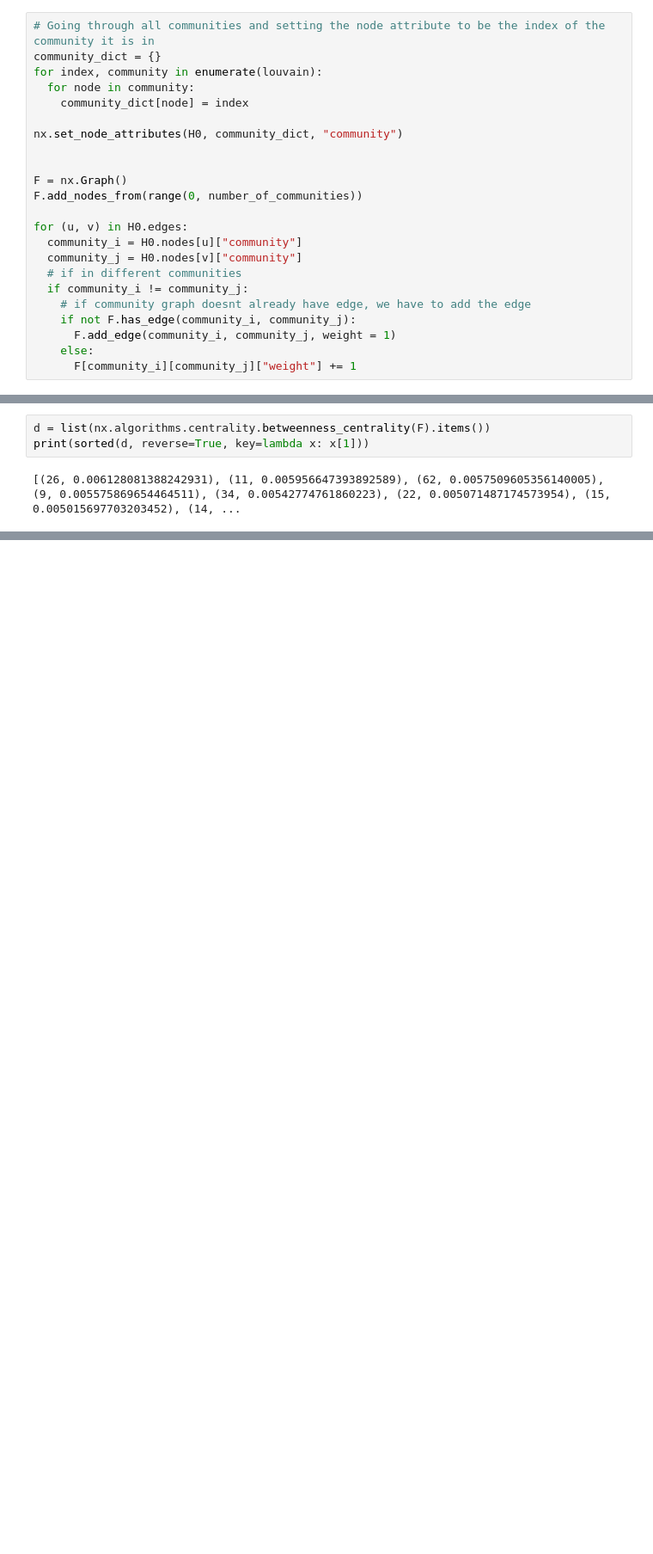
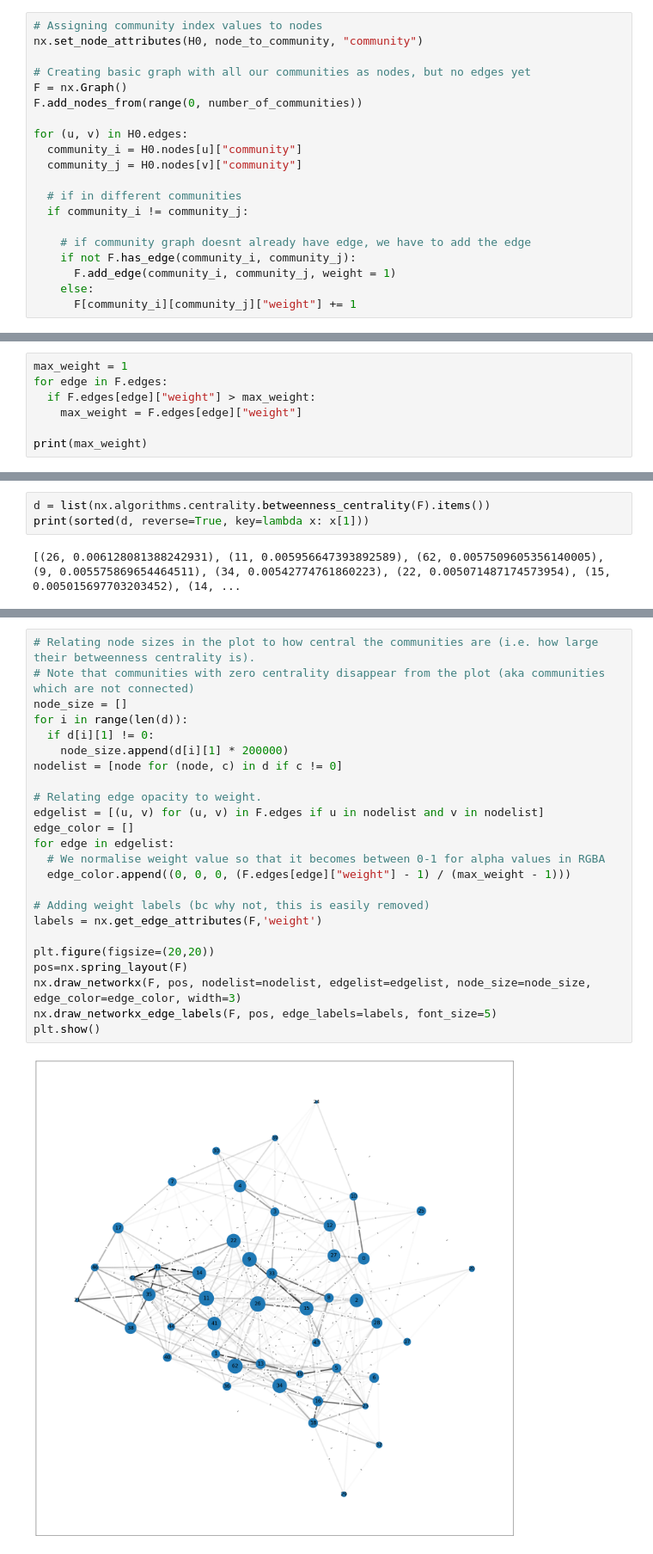
Before and after one commit to Amoolaa/math-bcmb3888, a Jupyter notebook: idea1.ipynb, the cells around one changed output, grey strips where cells are left out. Shown: that part at 86% size. Saved outputs shown, nothing was run; the diff lists cells and outputs as text; blank space fills up the shorter version.

Commit message:
doing a cooler plot for the community graph

```diff
--- a/idea1.ipynb
+++ b/idea1.ipynb
@@ -141,23 +139,20 @@ print(nx.algorithms.centrality.voterank(H0, 10))
 # %% [markdown]
 Creating graph of where each community is a node and the weight of edges between two communities A and B is equal to the number of communities between A and B.
 # %%
-# Going through all communities and setting the node attribute to be the index of the community it is in
-community_dict = {}
-for index, community in enumerate(louvain):
-  for node in community:
-    community_dict[node] = index
+# Assigning community index values to nodes
+nx.set_node_attributes(H0, node_to_community, "community")
 
-nx.set_node_attributes(H0, community_dict, "community")
-
-
+# Creating basic graph with all our communities as nodes, but no edges yet
 F = nx.Graph()
 F.add_nodes_from(range(0, number_of_communities))
 
 for (u, v) in H0.edges:
   community_i = H0.nodes[u]["community"]
   community_j = H0.nodes[v]["community"]
+
   # if in different communities
   if community_i != community_j:
+
     # if community graph doesnt already have edge, we have to add the edge
     if not F.has_edge(community_i, community_j):
       F.add_edge(community_i, community_j, weight = 1)
@@ -167,0 +163,7 @@ Betweenness Centrality
+# %%
+max_weight = 1
+for edge in F.edges:
+  if F.edges[edge]["weight"] > max_weight:
+    max_weight = F.edges[edge]["weight"]
+
+print(max_weight)
@@ -185,0 +181,26 @@ plt.show()
+# %%
+# Relating node sizes in the plot to how central the communities are (i.e. how large their betweenness centrality is).
+# Note that communities with zero centrality disappear from the plot (aka communities which are not connected)
+node_size = []
+for i in range(len(d)):
+  if d[i][1] != 0:
+    node_size.append(d[i][1] * 200000)
+nodelist = [node for (node, c) in d if c != 0]
+
+# Relating edge opacity to weight.
+edgelist = [(u, v) for (u, v) in F.edges if u in nodelist and v in nodelist]
+edge_color = []
+for edge in edgelist:
+  # We normalise weight value so that it becomes between 0-1 for alpha values in RGBA
+  edge_color.append((0, 0, 0, (F.edges[edge]["weight"] - 1) / (max_weight - 1)))
+
+# Adding weight labels (bc why not, this is easily removed)
+labels = nx.get_edge_attributes(F,'weight')
+
+plt.figure(figsize=(20,20))
+pos=nx.spring_layout(F)
+nx.draw_networkx(F, pos, nodelist=nodelist, edgelist=edgelist, node_size=node_size, edge_color=edge_color, width=3)
+nx.draw_networkx_edge_labels(F, pos, edge_labels=labels, font_size=5)
+plt.show()
+# %% [output]
+[figure, added]
```
Also changed, not shown: parts of 6 cells of this notebook.
